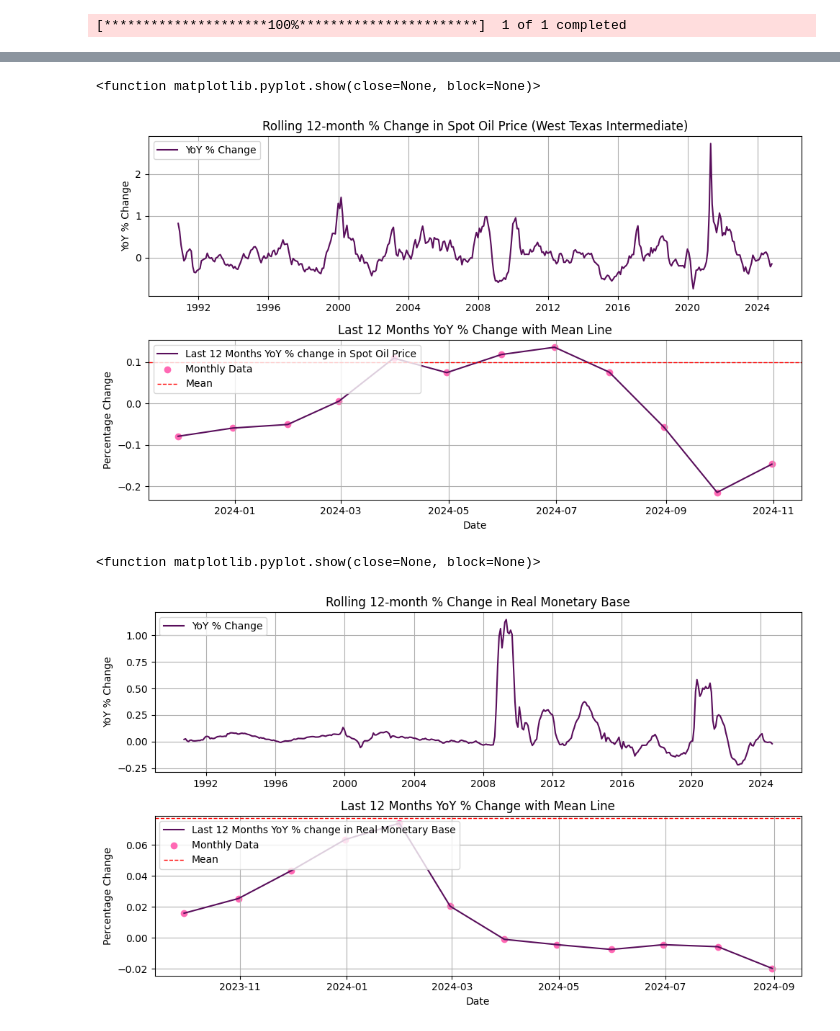
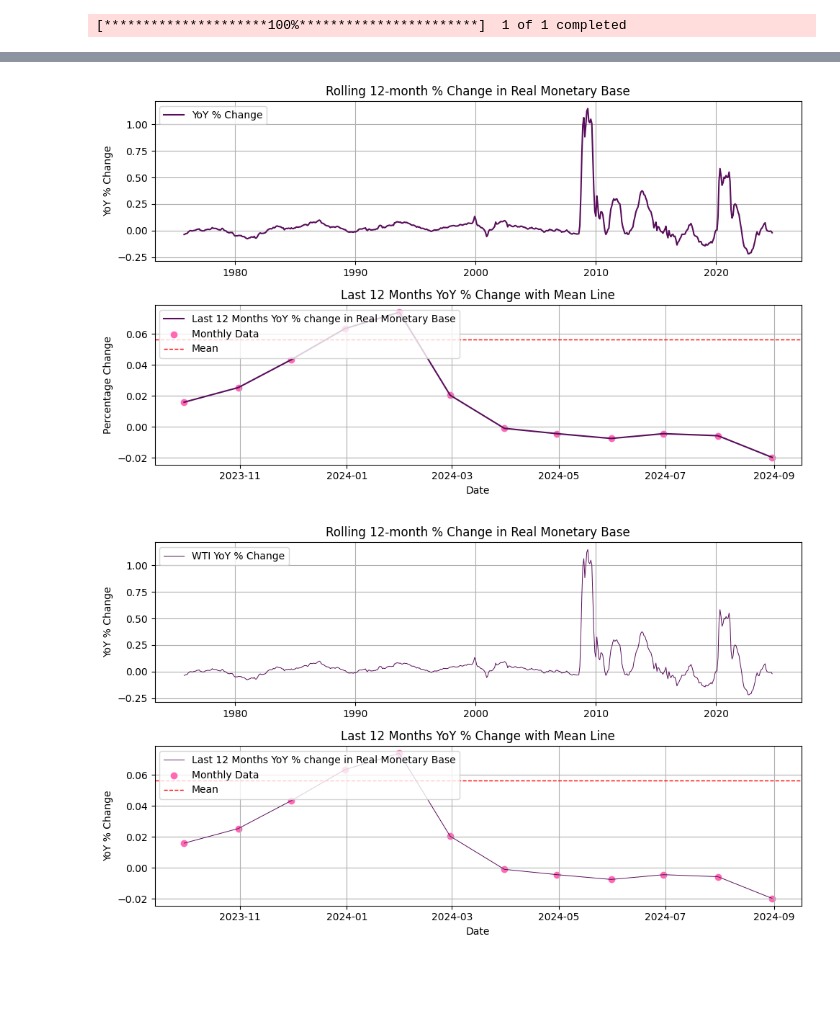
Before and after one commit to JeremyPapageorges/Nowcasting-the-Business-Cycle, a Jupyter notebook: Master.ipynb, the cells around one changed output, grey strips where cells are left out. Saved outputs shown, nothing was run; the diff lists cells and outputs as text; code cells hidden in the pictures; blank space fills up the shorter version.

```diff
--- a/Master.ipynb
+++ b/Master.ipynb
@@ -495,56 +453,38 @@ plt.show
 # %%
-#oil
-year_delta_oil = oil_data_averages.pct_change(12)
+# Money Supply
+monetary_base_data_averages['real monetary base'] = monetary_base_data_averages['BOGMBASE'] / monetary_base_data_averages['CPIAUCSL']
+year_delta_monetary_base = monetary_base_data_averages.pct_change(12)
+
 
 fig, axs = plt.subplots(2,1, figsize = (10,6))
 
 # First subplot: Full year-over-year percentage change
-axs[0].plot(year_delta_oil, color=kkr_purple, label="YoY % Change")
-axs[0].set_title("Rolling 12-month % Change in Spot Oil Price (West Texas Intermediate)")
+axs[0].plot(year_delta_monetary_base['real monetary base'], color=kkr_purple, label="YoY % Change")
+axs[0].set_title("Rolling 12-month % Change in Real Monetary Base")
 axs[0].set_ylabel("YoY % Change")
 axs[0].legend(loc="upper left")  # Add legend here with label
 axs[0].grid(True)
 # Second subplot: Last 12 months with mean line and markers
-axs[1].plot(year_delta_oil.iloc[-12:], color=kkr_purple, label="Last 12 Months YoY % change in Spot Oil Price")
-axs[1].scatter(year_delta_oil.iloc[-12:].index, year_delta_oil.iloc[-12:], color=marker_color, label="Monthly Data")
-axs[1].axhline(year_delta_oil['DCOILWTICO'].mean(), color='red', linestyle='--', linewidth=1, label="Mean")
+axs[1].plot(year_delta_monetary_base['real monetary base'].iloc[-12:], color=kkr_purple, label="Last 12 Months YoY % change in Real Monetary Base")
+axs[1].scatter(year_delta_monetary_base['real monetary base'].iloc[-12:].index, year_delta_monetary_base['real monetary base'].iloc[-12:], color=marker_color, label="Monthly Data")
+axs[1].axhline(year_delta_monetary_base['real monetary base'].mean(), color='red', linestyle='--', linewidth=1, label="Mean")
 axs[1].set_title("Last 12 Months YoY % Change with Mean Line")
 axs[1].set_ylabel("Percentage Change")
 axs[1].set_xlabel("Date")
 axs[1].legend(loc="upper left")
 axs[1].grid(True)
 
 plt.tight_layout()
 plt.show
+
+graph(year_delta_monetary_base['real monetary base'],
+      "Rolling 12-month % Change in Real Monetary Base",
+      "WTI YoY % Change",
+      "YoY % Change",
+      "Last 12 Months YoY % Change with Mean Line",
+      "Last 12 Months YoY % change in Real Monetary Base",
+      "YoY % Change",
+      )
 # %% [output]
-<function matplotlib.pyplot.show(close=None, block=None)>
-[figure, old version]
+[figure, new version]
+[figure, added]
-# %%
-# Money Supply
-monetary_base_data_averages['real monetary base'] = monetary_base_data_averages['BOGMBASE'] / monetary_base_data_averages['CPIAUCSL']
-year_delta_monetary_base = monetary_base_data_averages.pct_change(12)
-
-
-fig, axs = plt.subplots(2,1, figsize = (10,6))
-
-# First subplot: Full year-over-year percentage change
-axs[0].plot(year_delta_monetary_base['real monetary base'], color=kkr_purple, label="YoY % Change")
-axs[0].set_title("Rolling 12-month % Change in Real Monetary Base")
-axs[0].set_ylabel("YoY % Change")
-axs[0].legend(loc="upper left")  # Add legend here with label
-axs[0].grid(True)
-# Second subplot: Last 12 months with mean line and markers
-axs[1].plot(year_delta_monetary_base['real monetary base'].iloc[-12:], color=kkr_purple, label="Last 12 Months YoY % change in Real Monetary Base")
-axs[1].scatter(year_delta_monetary_base['real monetary base'].iloc[-12:].index, year_delta_monetary_base['real monetary base'].iloc[-12:], color=marker_color, label="Monthly Data")
-axs[1].axhline(year_delta_monetary_base['real monetary base'].mean(), color='red', linestyle='--', linewidth=1, label="Mean")
-axs[1].set_title("Last 12 Months YoY % Change with Mean Line")
-axs[1].set_ylabel("Percentage Change")
-axs[1].set_xlabel("Date")
-axs[1].legend(loc="upper left")
-axs[1].grid(True)
-
-plt.tight_layout()
-plt.show
-# %% [output]
-<function matplotlib.pyplot.show(close=None, block=None)>
-[figure, removed]
```
Also changed, not shown: parts of 23 cells of this notebook, 2 other files.
